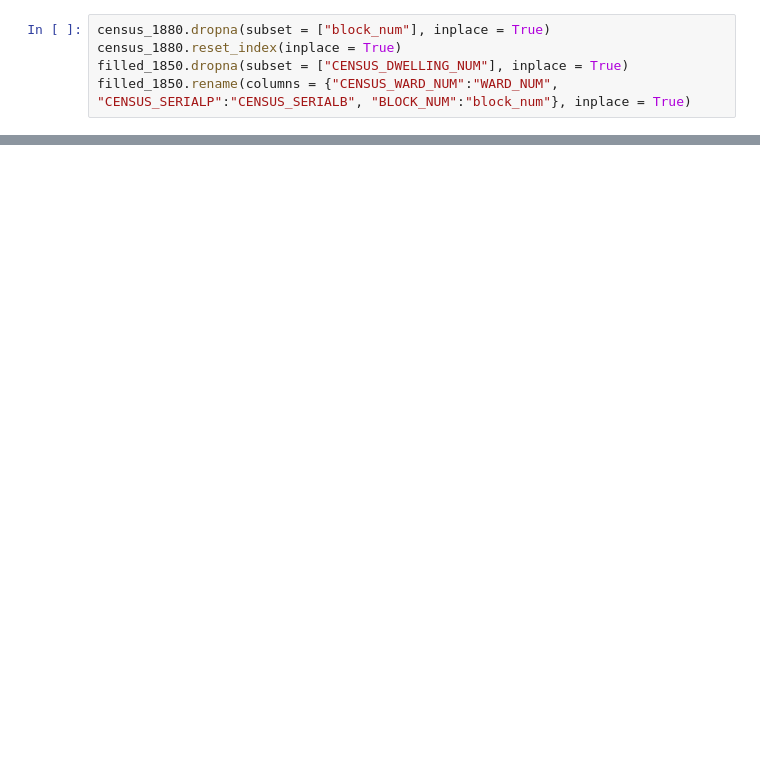
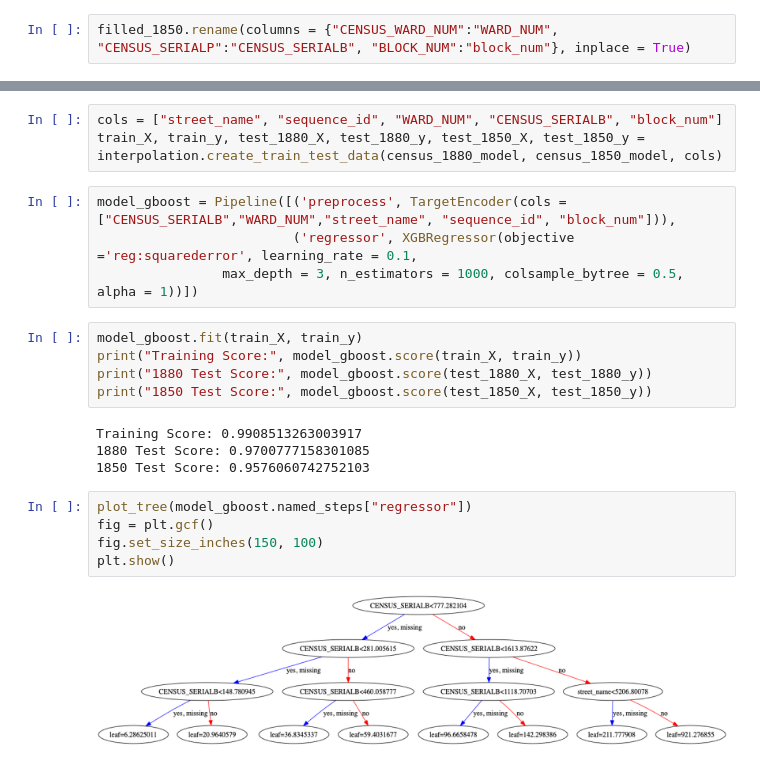
Before and after one commit to CenterForSpatialResearch/hnyc-spatial-linkage, a Jupyter notebook: Interpolation/Modeling Comparison.ipynb, the cells around one changed output, grey strips where cells are left out. Cells and saved outputs as stored; diff of their text form; blank space fills up the shorter version.

Commit message:
gradient boosting update and visualization

```diff
--- a/Interpolation/Modeling Comparison.ipynb
+++ b/Interpolation/Modeling Comparison.ipynb
@@ -21,9 +24,6 @@ from sklearn.linear_model import LinearRegression
 filled_1850 = pd.read_csv("../data/dwelling_filled_sum_1850_mn.csv")
 census_1880 = pd.read_csv("../data/census_1880_mn_blocks.csv")
 # %%
-census_1880.dropna(subset = ["block_num"], inplace = True)
-census_1880.reset_index(inplace = True)
-filled_1850.dropna(subset = ["CENSUS_DWELLING_NUM"], inplace = True)
 filled_1850.rename(columns = {"CENSUS_WARD_NUM":"WARD_NUM", "CENSUS_SERIALP":"CENSUS_SERIALB", "BLOCK_NUM":"block_num"}, inplace = True)
 # %%
 dwellings_1850, dwellings_1880, census_1850_model, census_1880_model = interpolation.sequence_datasets(filled_1850, census_1880)
@@ -144,0 +50,23 @@ memory usage: 6.5+ MB
+# %%
+cols = ["street_name", "sequence_id", "WARD_NUM", "CENSUS_SERIALB", "block_num"]
+train_X, train_y, test_1880_X, test_1880_y, test_1850_X, test_1850_y = interpolation.create_train_test_data(census_1880_model, census_1850_model, cols)
+# %%
+model_gboost = Pipeline([('preprocess', TargetEncoder(cols = ["CENSUS_SERIALB","WARD_NUM","street_name", "sequence_id", "block_num"])),
+                         ('regressor', XGBRegressor(objective ='reg:squarederror', learning_rate = 0.1,
+                max_depth = 3, n_estimators = 1000, colsample_bytree = 0.5, alpha = 1))])
+# %%
+model_gboost.fit(train_X, train_y)
+print("Training Score:", model_gboost.score(train_X, train_y))
+print("1880 Test Score:", model_gboost.score(test_1880_X, test_1880_y))
+print("1850 Test Score:", model_gboost.score(test_1850_X, test_1850_y))
+# %% [output]
+Training Score: 0.9908513263003917
+1880 Test Score: 0.9700777158301085
+1850 Test Score: 0.9576060742752103
+# %%
+plot_tree(model_gboost.named_steps["regressor"])
+fig = plt.gcf()
+fig.set_size_inches(150, 100)
+plt.show()
+# %% [output]
+[figure, added]
```
Also changed, not shown: parts of 45 cells of this notebook, 2 other files.
